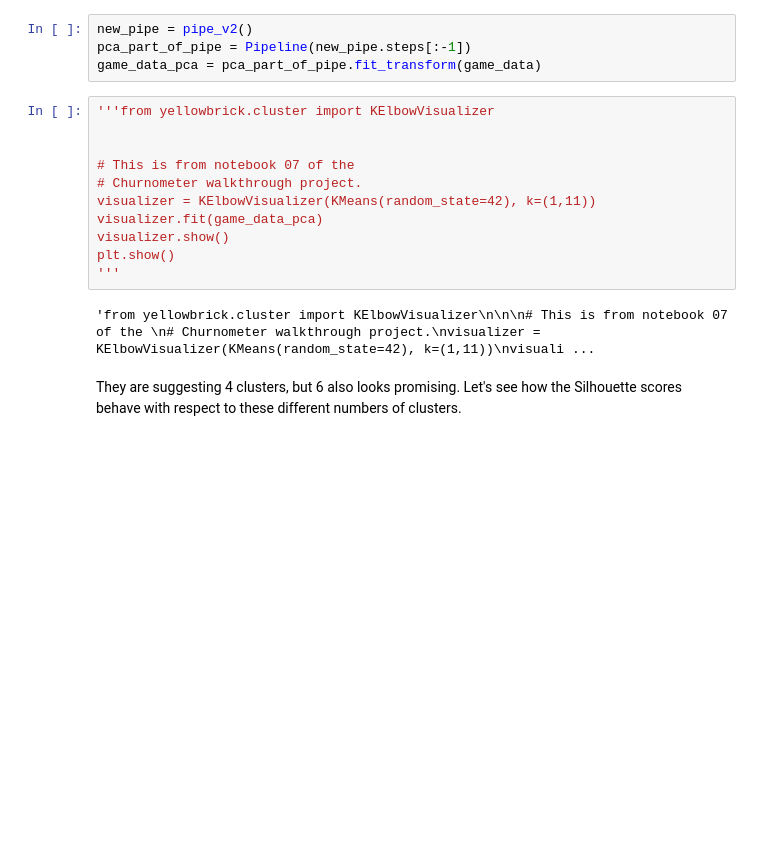
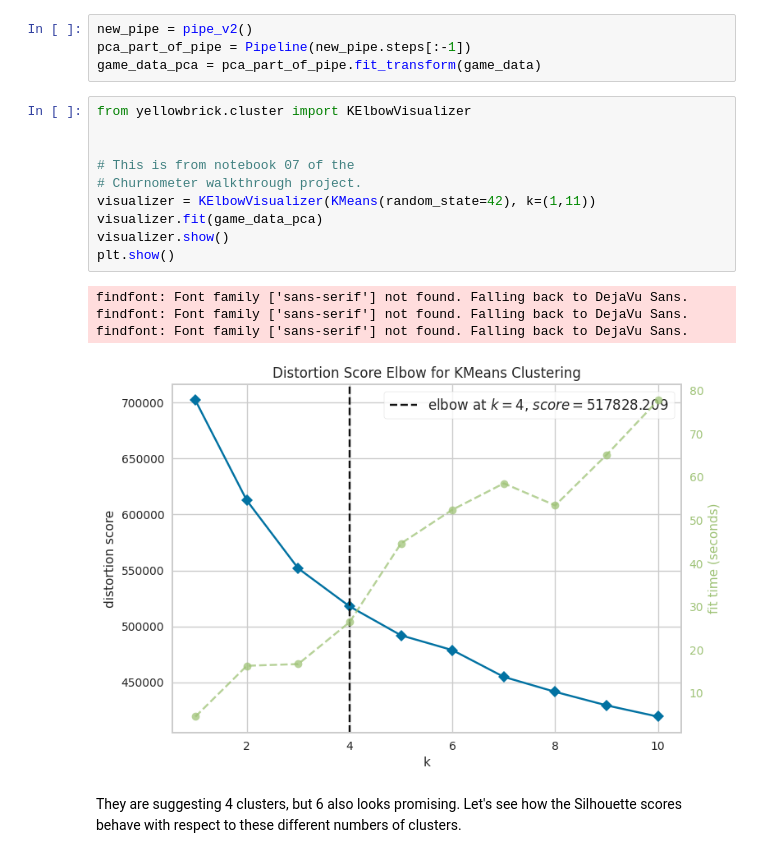
Before and after one commit to smtilson/pp5-ml-dashboard, a Jupyter notebook: jupyter_notebooks/07_Clustering.ipynb, the cells around one changed output. Drawn from its saved outputs; the diff is of its cells as text; blank space fills up the shorter version.

```diff
--- a/jupyter_notebooks/07_Clustering.ipynb
+++ b/jupyter_notebooks/07_Clustering.ipynb
@@ -170,18 +169,20 @@ new_pipe = pipe_v2()
 pca_part_of_pipe = Pipeline(new_pipe.steps[:-1])
 game_data_pca = pca_part_of_pipe.fit_transform(game_data)
 # %%
-'''from yellowbrick.cluster import KElbowVisualizer
+from yellowbrick.cluster import KElbowVisualizer
 
 
 # This is from notebook 07 of the
 # Churnometer walkthrough project.
 visualizer = KElbowVisualizer(KMeans(random_state=42), k=(1,11))
 visualizer.fit(game_data_pca)
 visualizer.show()
 plt.show()
-'''
 # %% [output]
-'from yellowbrick.cluster import KElbowVisualizer\n\n\n# This is from notebook 07 of the \n# Churnometer walkthrough project.\nvisualizer = KElbowVisualizer(KMeans(random_state=42), k=(1,11))\nvisuali ...
+findfont: Font family ['sans-serif'] not found. Falling back to DejaVu Sans.
+findfont: Font family ['sans-serif'] not found. Falling back to DejaVu Sans.
+findfont: Font family ['sans-serif'] not found. Falling back to DejaVu Sans.
+[figure, added]
 # %% [markdown]
 They are suggesting 4 clusters, but 6 also looks promising. Let's see how the Silhouette scores behave with respect to these different numbers of clusters.
 # %%
```
Also changed, not shown: parts of 33 cells of this notebook, 16 other files.
